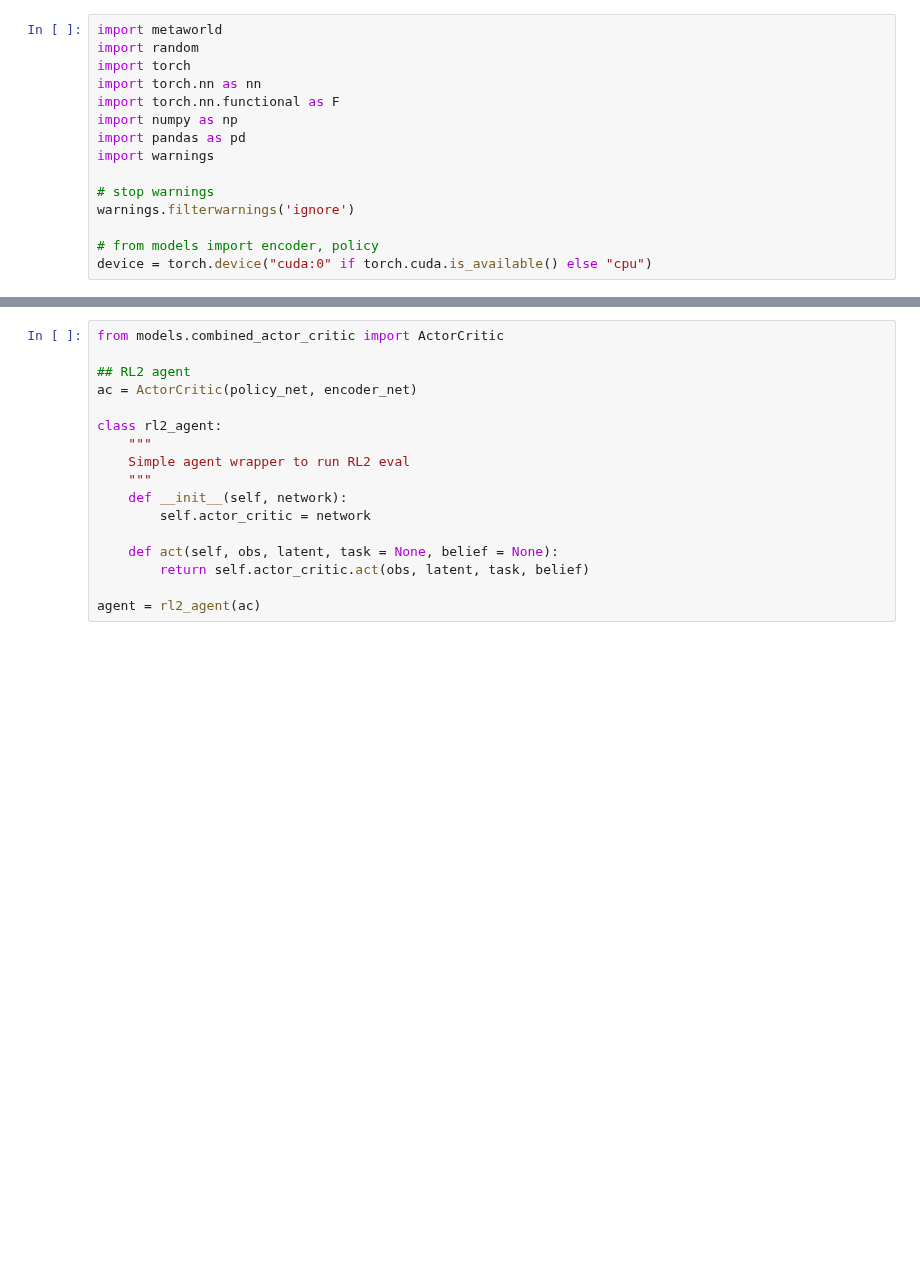
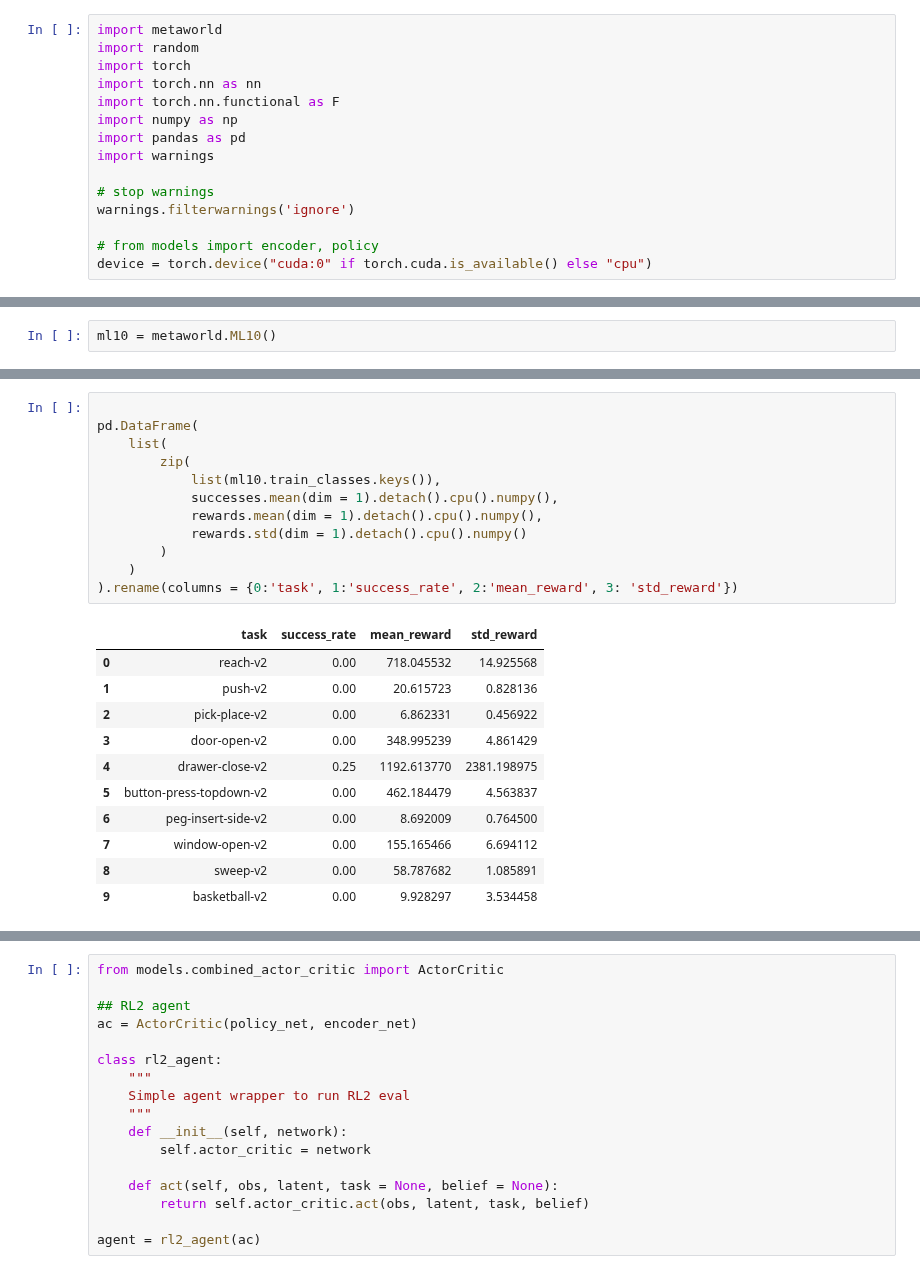
Before and after one commit to gdubbs100/right_left_brain_rl, a Jupyter notebook: rl2_eval_working.ipynb, the cells around one changed output, grey strips where cells are left out. Drawn from its saved outputs; the diff is of its cells as text; blank space fills up the shorter version.

```diff
--- a/rl2_eval_working.ipynb
+++ b/rl2_eval_working.ipynb
@@ -22,0 +340,2 @@ encoder_net = torch.load(RUN_FOLDER + '/models/encoder.pt')
+# %%
+ml10 = metaworld.ML10()
@@ -22,0 +359,24 @@ encoder_net = torch.load(RUN_FOLDER + '/models/encoder.pt')
+# %%
+
+pd.DataFrame(
+    list(
+        zip(
+            list(ml10.train_classes.keys()),
+            successes.mean(dim = 1).detach().cpu().numpy(),
+            rewards.mean(dim = 1).detach().cpu().numpy(),
+            rewards.std(dim = 1).detach().cpu().numpy()
+        )
+    )
+).rename(columns = {0:'task', 1:'success_rate', 2:'mean_reward', 3: 'std_reward'})
+# %% [output]
+|  | task | success_rate | mean_reward | std_reward |
+| 0 | reach-v2 | 0.00 | 718.045532 | 14.925568 |
+| 1 | push-v2 | 0.00 | 20.615723 | 0.828136 |
+| 2 | pick-place-v2 | 0.00 | 6.862331 | 0.456922 |
+| 3 | door-open-v2 | 0.00 | 348.995239 | 4.861429 |
+| 4 | drawer-close-v2 | 0.25 | 1192.613770 | 2381.198975 |
+| 5 | button-press-topdown-v2 | 0.00 | 462.184479 | 4.563837 |
+| 6 | peg-insert-side-v2 | 0.00 | 8.692009 | 0.764500 |
+| 7 | window-open-v2 | 0.00 | 155.165466 | 6.694112 |
+| 8 | sweep-v2 | 0.00 | 58.787682 | 1.085891 |
+| 9 | basketball-v2 | 0.00 | 9.928297 | 3.534458 |
```
Also changed, not shown: parts of 31 cells of this notebook, 6 other files.
